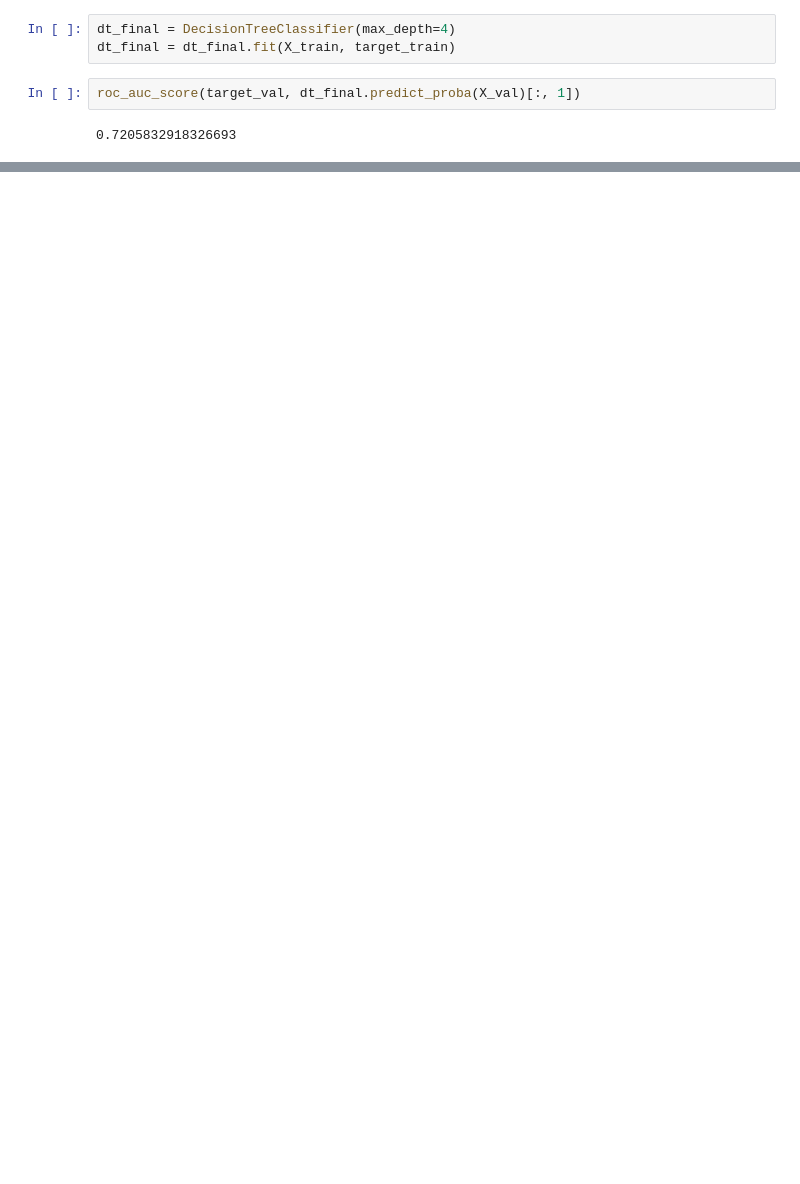
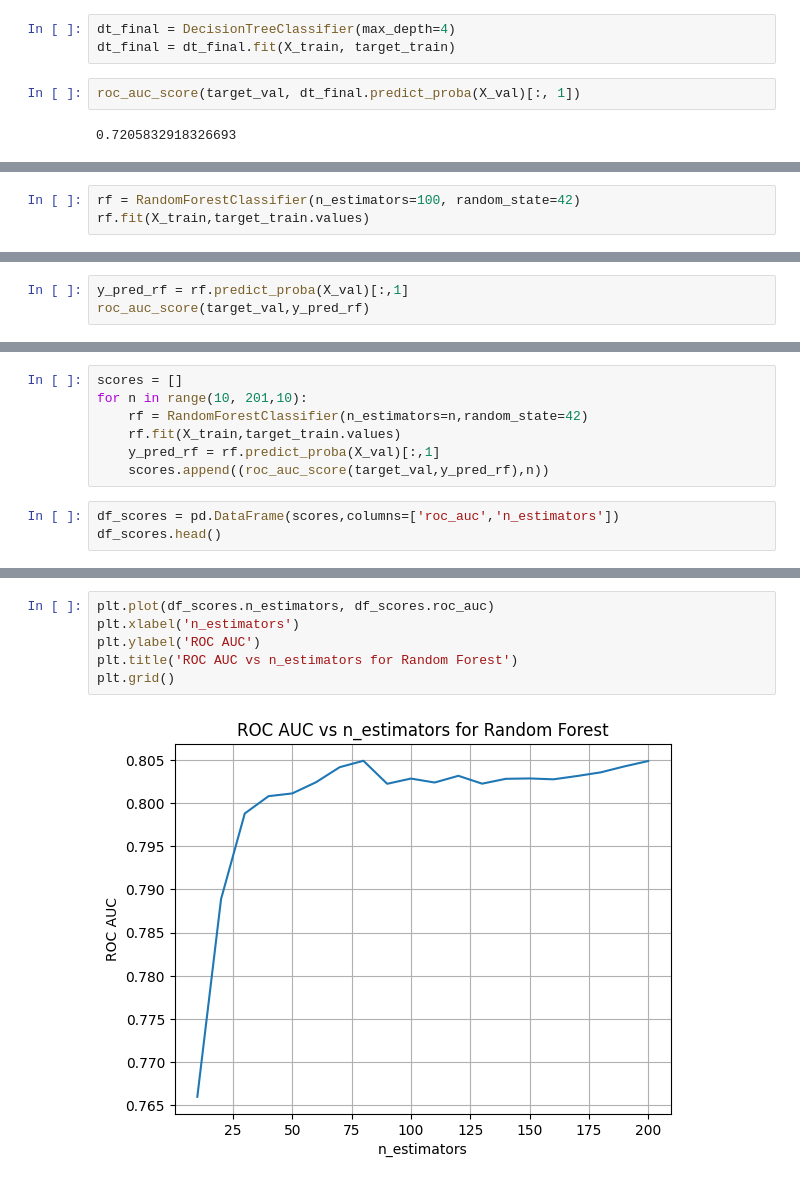
Before and after one commit to BALJAPALLIANSHUL/machine_learning_zoomcamp, a Jupyter notebook: 06-decision trees and ensemble learning/credit_risk_project.ipynb, the cells around one changed output, grey strips where cells are left out. Drawn from its saved outputs; the diff is of its cells as text; blank space fills up the shorter version.

Commit message:
Random forest classifier with parameter tuning

```diff
--- a/06-decision trees and ensemble learning/credit_risk_project.ipynb
+++ b/06-decision trees and ensemble learning/credit_risk_project.ipynb
@@ -368,0 +379,3 @@ print(r)
+# %%
+rf = RandomForestClassifier(n_estimators=100, random_state=42)
+rf.fit(X_train,target_train.values)
@@ -368,0 +388,3 @@ print(r)
+# %%
+y_pred_rf = rf.predict_proba(X_val)[:,1]
+roc_auc_score(target_val,y_pred_rf)
@@ -368,0 +393,10 @@ print(r)
+# %%
+scores = []
+for n in range(10, 201,10):
+    rf = RandomForestClassifier(n_estimators=n,random_state=42)
+    rf.fit(X_train,target_train.values)
+    y_pred_rf = rf.predict_proba(X_val)[:,1]
+    scores.append((roc_auc_score(target_val,y_pred_rf),n))
+# %%
+df_scores = pd.DataFrame(scores,columns=['roc_auc','n_estimators'])
+df_scores.head()
@@ -368,0 +410,8 @@ print(r)
+# %%
+plt.plot(df_scores.n_estimators, df_scores.roc_auc)
+plt.xlabel('n_estimators')
+plt.ylabel('ROC AUC')
+plt.title('ROC AUC vs n_estimators for Random Forest')
+plt.grid()
+# %% [output]
+[figure, added]
```
Also changed, not shown: parts of 22 cells of this notebook.
